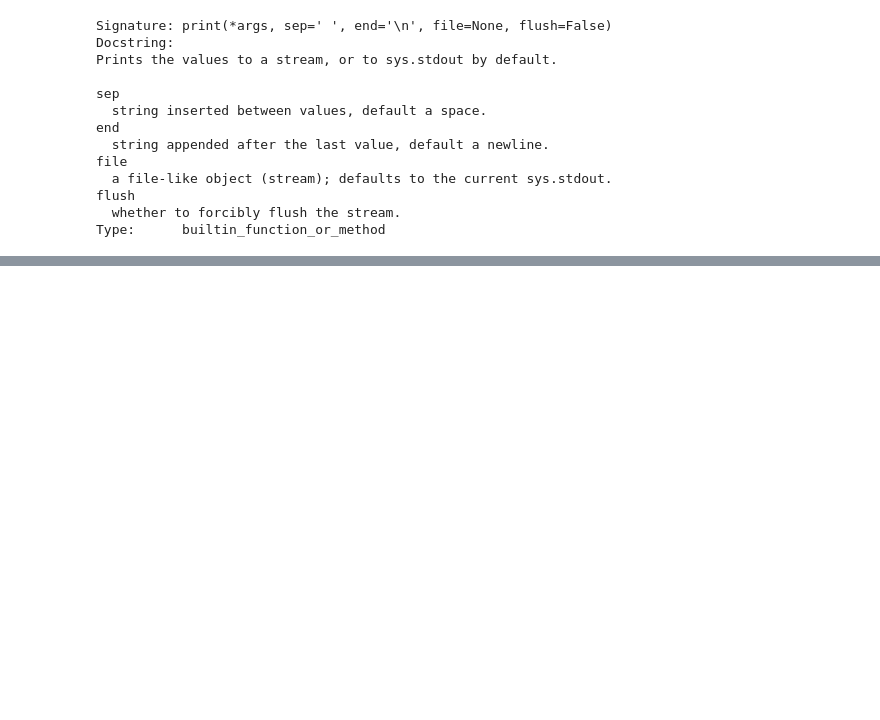
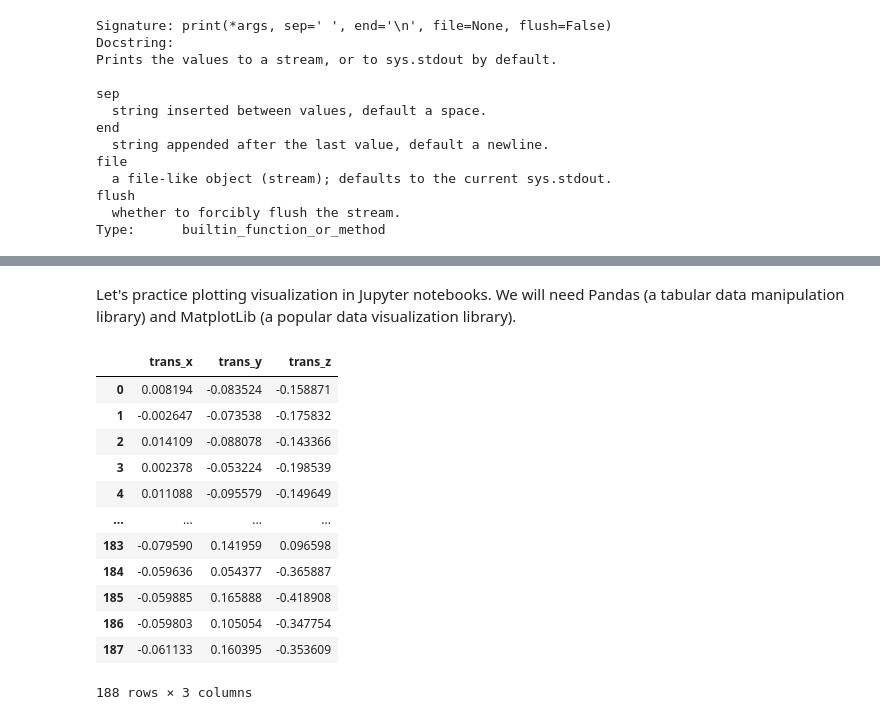
Before and after one commit to wintere/introhpc-archive, a Jupyter notebook: jupyterlab/notebooks/jupyter_intro.ipynb, the cells around one changed output, grey strips where cells are left out. Saved outputs shown, nothing was run; the diff lists cells and outputs as text; code cells hidden in the pictures; blank space fills up the shorter version.

Commit message:
jupyter rollout

```diff
--- a/jupyterlab/notebooks/jupyter_intro.ipynb
+++ b/jupyterlab/notebooks/jupyter_intro.ipynb
@@ -787,0 +401,2 @@ srun test.sb.2
+# %% [markdown]
+Let's practice plotting visualization in Jupyter notebooks. We will need Pandas (a tabular data manipulation library) and MatplotLib (a popular data visualization library).
@@ -787,0 +408,16 @@ srun test.sb.2
+# %%
+our_data
+# %% [output]
+|  | trans_x | trans_y | trans_z |
+| 0 | 0.008194 | -0.083524 | -0.158871 |
+| 1 | -0.002647 | -0.073538 | -0.175832 |
+| 2 | 0.014109 | -0.088078 | -0.143366 |
+| 3 | 0.002378 | -0.053224 | -0.198539 |
+| 4 | 0.011088 | -0.095579 | -0.149649 |
+| ... | ... | ... | ... |
+| 183 | -0.079590 | 0.141959 | 0.096598 |
+| 184 | -0.059636 | 0.054377 | -0.365887 |
+| 185 | -0.059885 | 0.165888 | -0.418908 |
+| 186 | -0.059803 | 0.105054 | -0.347754 |
+| 187 | -0.061133 | 0.160395 | -0.353609 |
+188 rows × 3 columns
```
Also changed, not shown: parts of 232 cells of this notebook, 7 other files.
